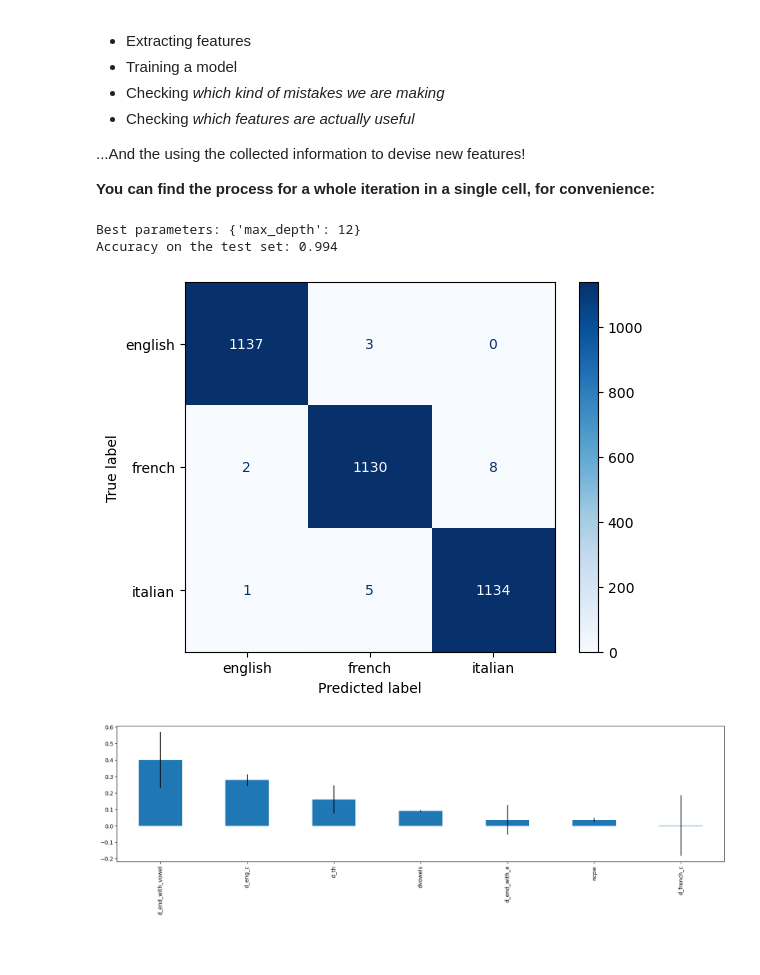
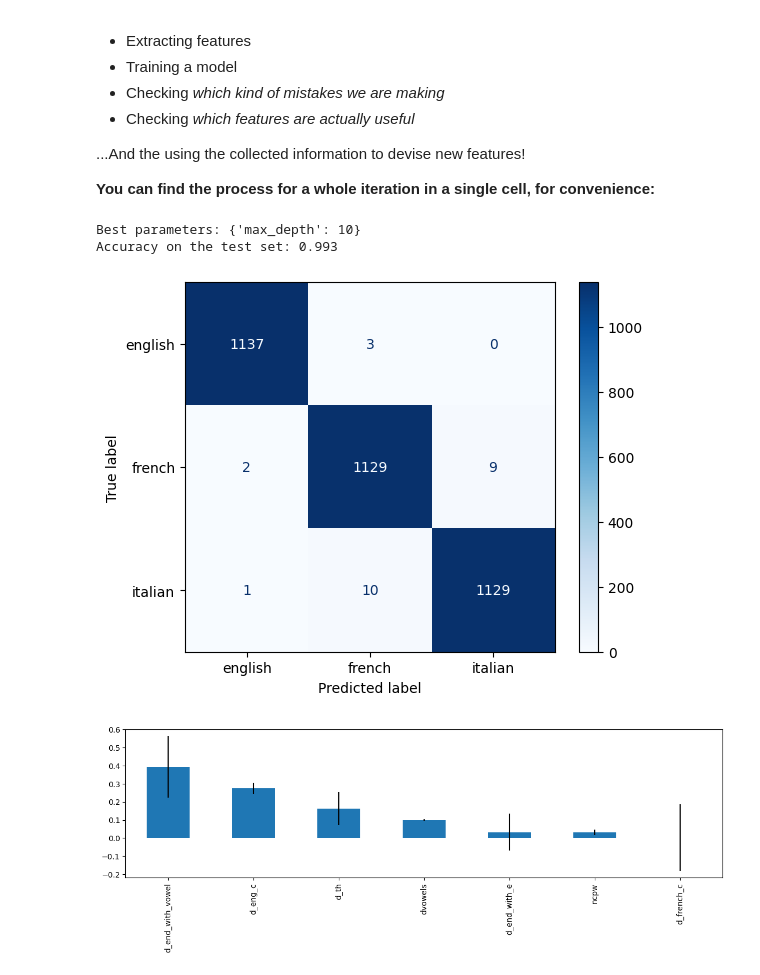
Before and after one commit to lab-ai-2023-2024/part-3, a Jupyter notebook: 07. Exercise - Language Recognition - sol.ipynb, the cells around one changed output. Saved outputs shown, nothing was run; the diff lists cells and outputs as text; code cells hidden in the pictures; blank space fills up the shorter version.

```diff
--- a/07. Exercise - Language Recognition - sol.ipynb
+++ b/07. Exercise - Language Recognition - sol.ipynb
@@ -290,11 +291,7 @@ def extract_features(text):
         dvowels /= len(lne)
         row.append(dvowels)
         if cnt == 0: names.append('dvowels')
-        # F3: Get the number of french characters
-        d_french_c = len([c for c in lne if c == 'ç'])
-        d_french_c /= len(lne)
-        row.append(d_french_c)
-        if cnt == 0: names.append('d_french_c')
+
         # F4: number of words that end with a vowel
         d_end_with_vowel = len([w for w in words
                                 if w[-1].lower() in ('a', 'e', 'i', 'o', 'u',
@@ -318,34 +315,34 @@ def extract_features(text):
         res.append(row)
     # Return the result
     return pd.DataFrame(columns=names, data= res)
 
 
 x_train = extract_features(text_train)
 x_test = extract_features(text_test)
 
 # Train a model and calibrate the reguralizer weight
 rfm = RandomForestClassifier(n_estimators=100)
 param_grid = {'max_depth': np.arange(6, 14, 2)}
 rfm_cv = GridSearchCV(rfm, param_grid=param_grid)
 rfm_cv.fit(x_train, lang_train);
 print(f'Best parameters: {rfm_cv.best_params_}')
 
 # Evaluate accuracy
 y_pred_ts = rfm_cv.predict(x_test)
 print(f'Accuracy on the test set: {accuracy_score(lang_test, y_pred_ts):.3}')
 
 # Check the confusion matrix
 ConfusionMatrixDisplay.from_estimator(rfm_cv, x_test, lang_test, display_labels=lang_test.cat.categories, cmap='Blues');
 
 # Plot attribute importances
 rf_is_mean = rfm_cv.best_estimator_.feature_importances_
 rf_is_std = np.std([t.feature_importances_ for t in rfm_cv.best_estimator_.estimators_], axis=0)
 sorted_idx = np.argsort(-rf_is_mean)
 dt_is = pd.Series(data=rf_is_mean[sorted_idx], index=x_train.columns[sorted_idx])
 plt.figure(figsize=figsize)
 dt_is.plot.bar(figsize=figsize, yerr=rf_is_std);
 # %% [output]
-Best parameters: {'max_depth': 12}
-Accuracy on the test set: 0.994
+Best parameters: {'max_depth': 10}
+Accuracy on the test set: 0.993
-[figure, old version]
+[figure, new version]
-[figure, old version]
+[figure, new version]
```
Also changed, not shown: parts of 3 cells of this notebook, 8 other files.
